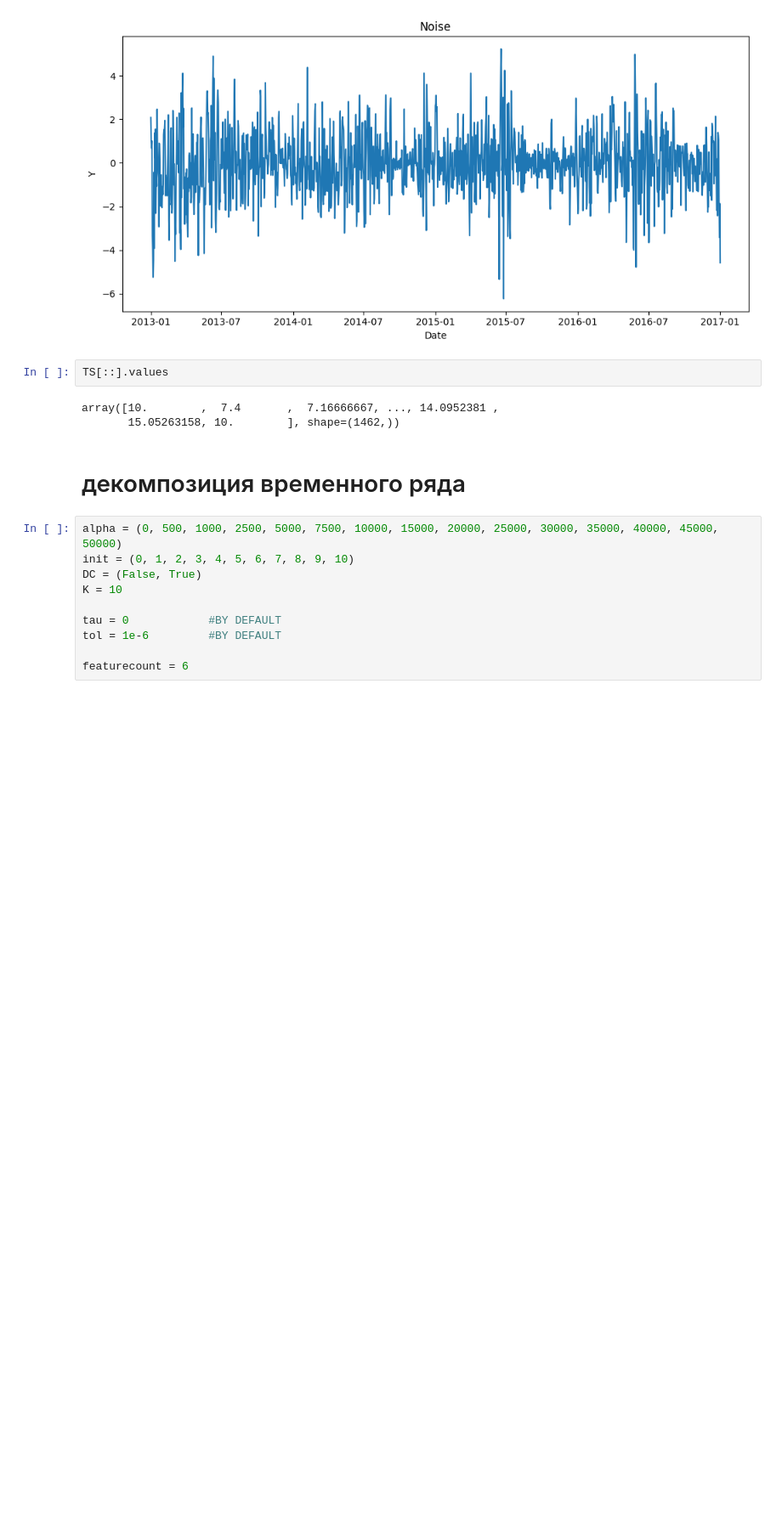
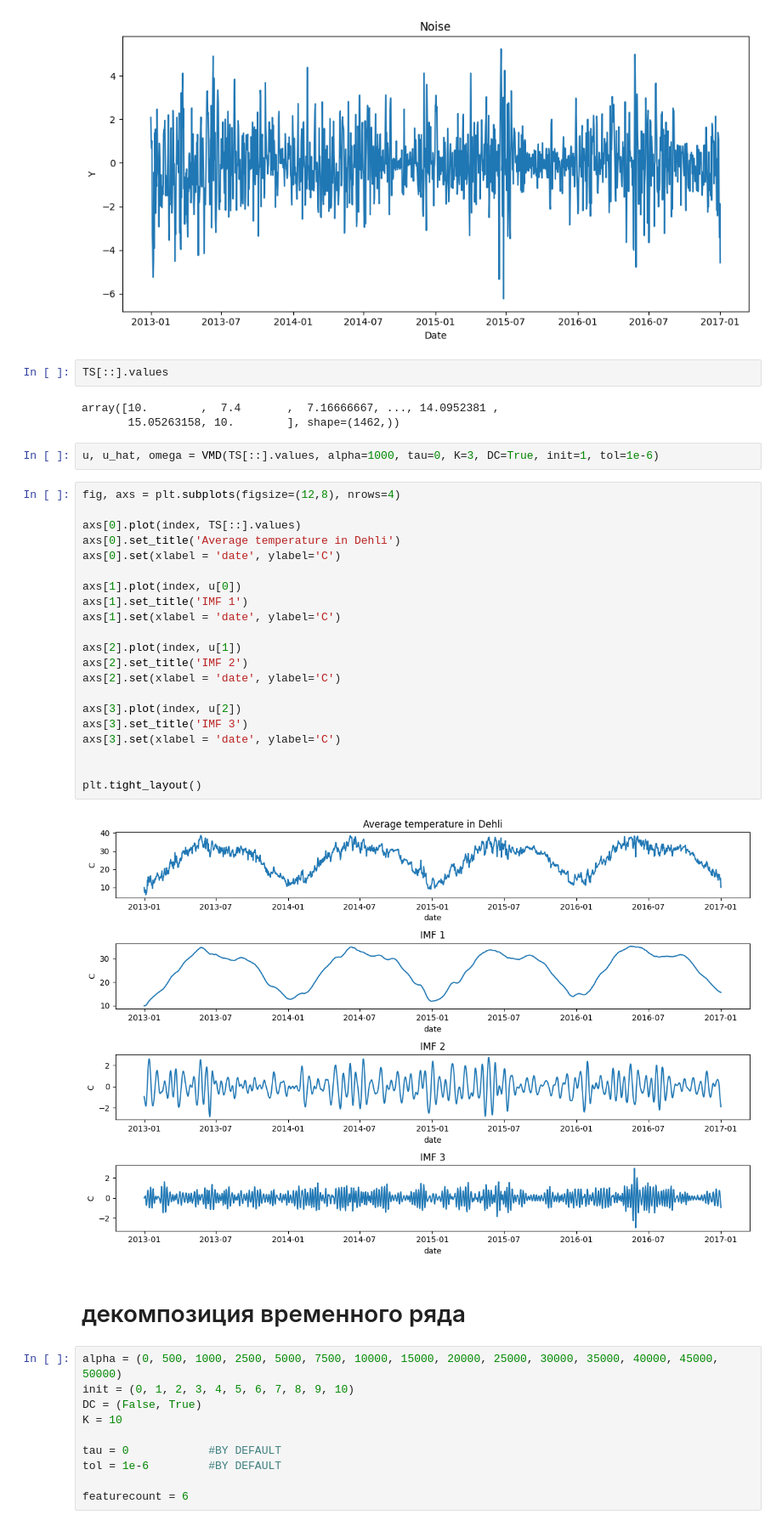
Before and after one commit to libre-cuenta/TS-Generator, a Jupyter notebook: данные 1/VMD-analyse.ipynb, the cells around one changed output. Shown at 85% size. Drawn from its saved outputs; the diff is of its cells as text; blank space fills up the shorter version.

```diff
--- a/данные 1/VMD-analyse.ipynb
+++ b/данные 1/VMD-analyse.ipynb
@@ -195,6 +198,31 @@ TS[::].values
 # %% [output]
 array([10.        ,  7.4       ,  7.16666667, ..., 14.0952381 ,
        15.05263158, 10.        ], shape=(1462,))
+# %%
+u, u_hat, omega = VMD(TS[::].values, alpha=1000, tau=0, K=3, DC=True, init=1, tol=1e-6)
+# %%
+fig, axs = plt.subplots(figsize=(12,8), nrows=4)
+
+axs[0].plot(index, TS[::].values)
+axs[0].set_title('Average temperature in Dehli')
+axs[0].set(xlabel = 'date', ylabel='C')
+
+axs[1].plot(index, u[0])
+axs[1].set_title('IMF 1')
+axs[1].set(xlabel = 'date', ylabel='C')
+
+axs[2].plot(index, u[1])
+axs[2].set_title('IMF 2')
+axs[2].set(xlabel = 'date', ylabel='C')
+
+axs[3].plot(index, u[2])
+axs[3].set_title('IMF 3')
+axs[3].set(xlabel = 'date', ylabel='C')
+
+
+plt.tight_layout()
+# %% [output]
+[figure, added]
 # %% [markdown]
 # декомпозиция временного ряда
 # %%
```
Also changed, not shown: parts of 1 cell of this notebook, 4 other files.
